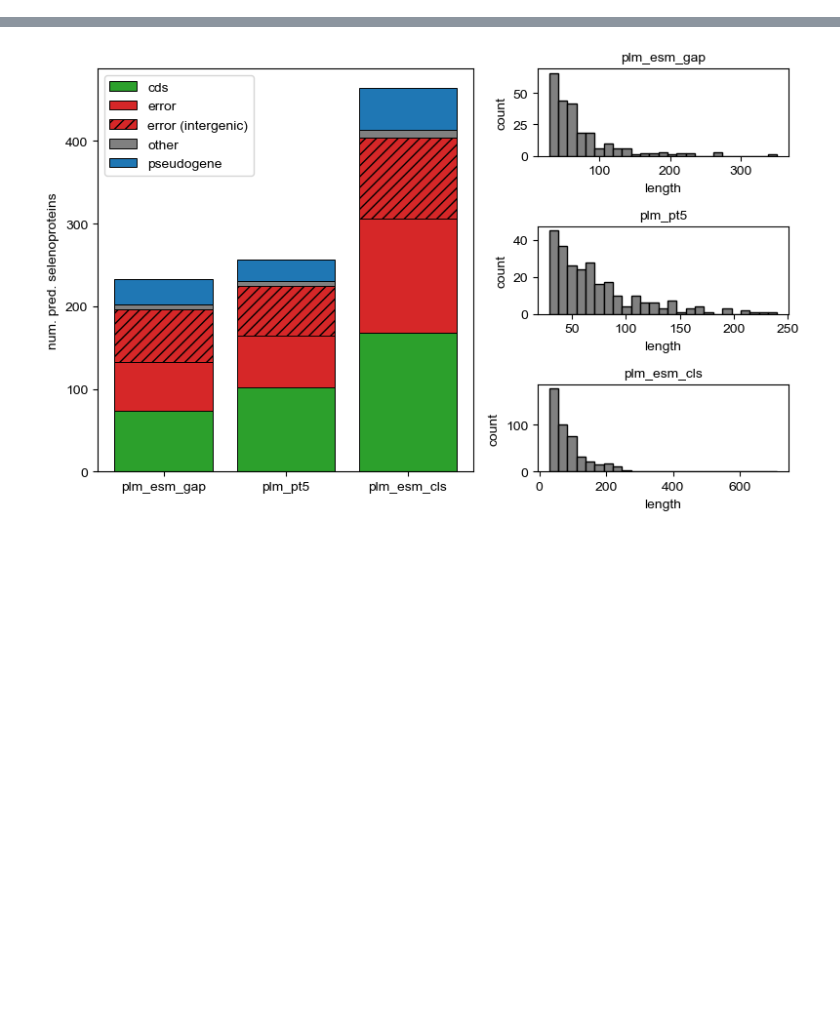
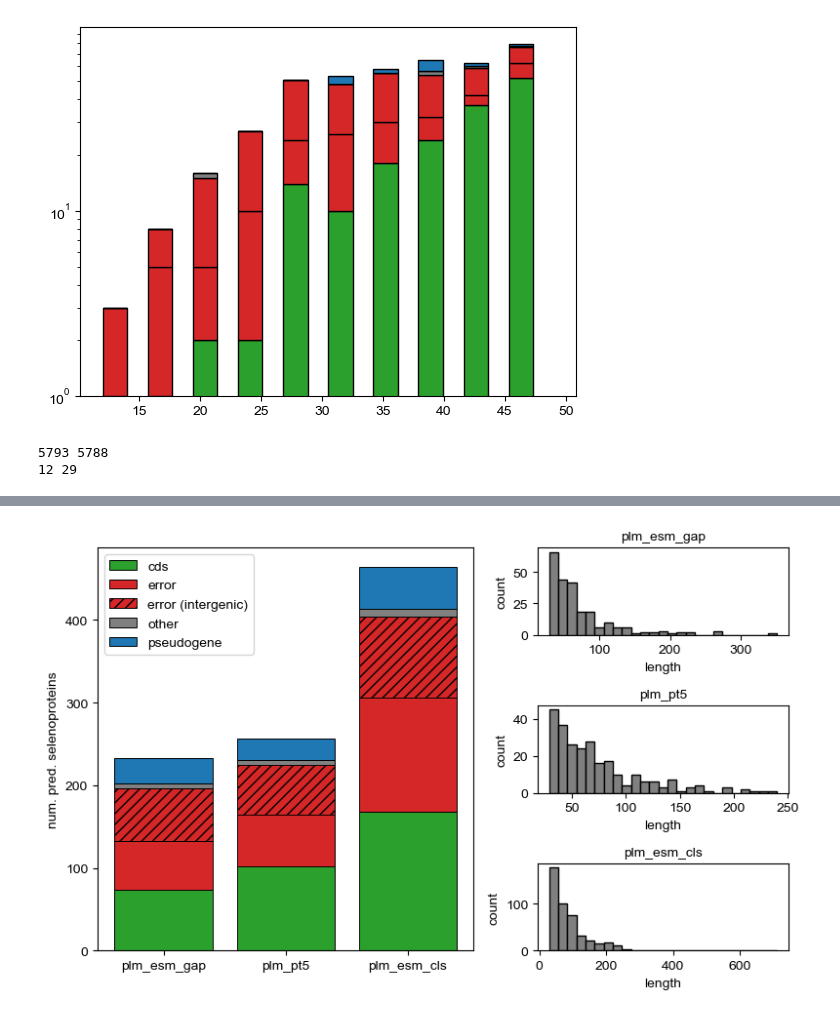
Before and after one commit to pipparichter/selenobot, a Jupyter notebook: notebooks/model-orgs-2c.ipynb, the cells around one changed output, grey strips where cells are left out. Cells and saved outputs as stored; diff of their text form; code cells hidden in the pictures; blank space fills up the shorter version.

```diff
--- a/notebooks/model-orgs-2c.ipynb
+++ b/notebooks/model-orgs-2c.ipynb
@@ -84,3 +78,28 @@ else:
+# %%
+org_df.label = org_df.label.replace(label_map)
+
+fig, ax = plt.subplots()
+
+n_bins = 10
+hist, bin_edges = np.histogram(org_df.length[org_df.length < max_length])
+bottom = np.zeros(n_bins)
+
+for label, df in org_df.groupby('label'):
+    n, _, _ = ax.hist(df.length[df.length < max_length], bins=bin_edges, bottom=bottom, color=color_map[label], edgecolor='black', lw=0.7, width=2)
+    bottom += n
+
+ax.set_yscale('log')
+plt.show()
+# %% [output]
+[figure, added]
+# %%
+gtdb_proteins_df = FASTAFile('../data/model_organisms/proteins_gtdb/paer_protein.faa').to_df()
+pyro_proteins_df = FASTAFile('../data/model_organisms/proteins_pyrodigal/paer_protein.faa').to_df()
+print(len(pyro_proteins_df), len(gtdb_proteins_df))
+print(pyro_proteins_df.seq.apply(len).min(), gtdb_proteins_df.seq.apply(len).min())
+# %% [output]
+5793 5788
+12 29
 # %%
 def load_organisms_df(labels:list=None, remove_partial:bool=True, max_seq_length:int=None, organisms:list=organisms):
     '''Load in data for all organisms, including the model predictions.'''
```
Also changed, not shown: parts of 5 cells of this notebook, 15 other files.
